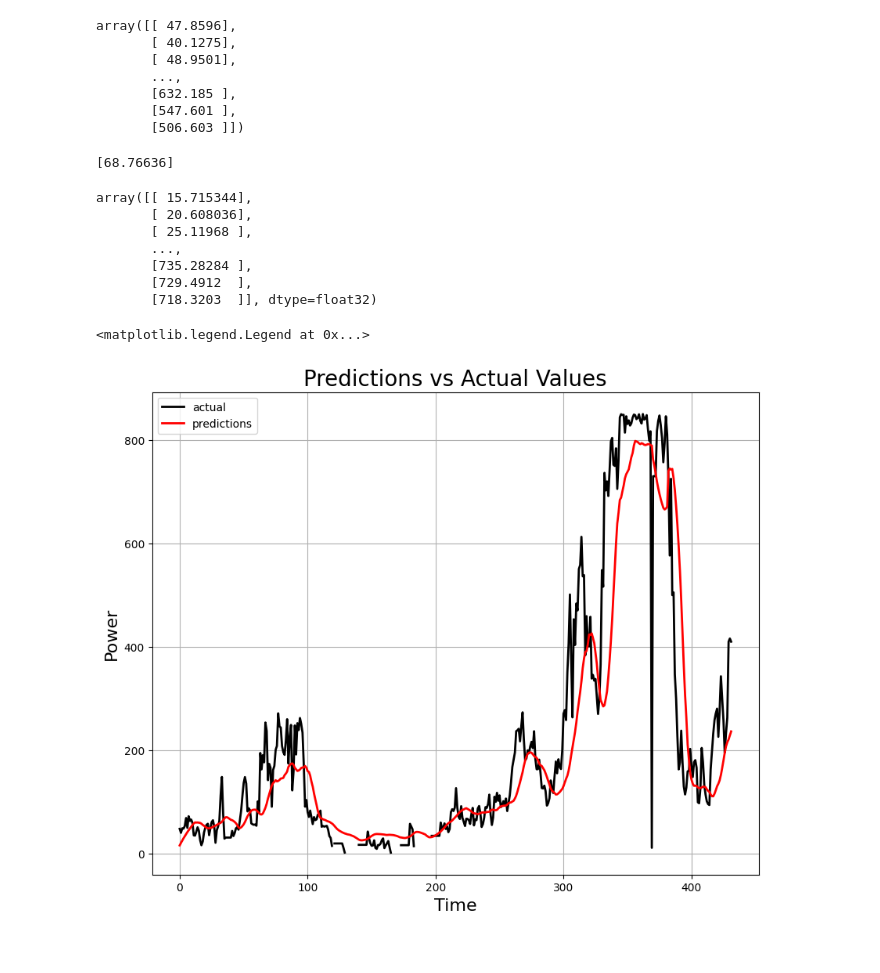
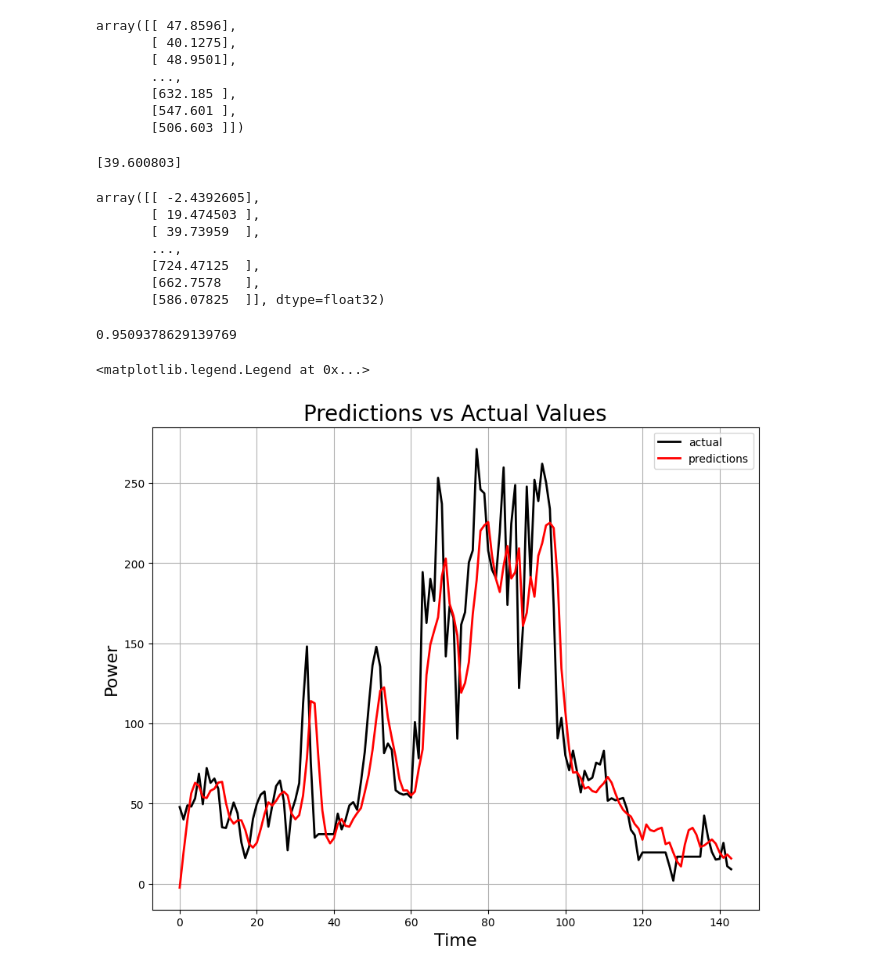
Before and after one commit to Brizzum/Final-project, a Jupyter notebook: MultivariateModel.ipynb, the cells around one changed output. Cells and saved outputs as stored; diff of their text form; code cells hidden in the pictures.

```diff
--- a/multivariate.ipynb
+++ b/MultivariateModel.ipynb
@@ -232,3 +262,9 @@ Y_train
+# %%
+nan_y_test = np.where(np.isnan(Y_test['var1(t)']))[0]
+Y_test = Y_test.dropna()
+
+nan_x_test = nan_y_test + 1
+X_test = X_test.drop(X_test.index[nan_x_test])
 # %% [markdown]
 ### Remember to scale!
 # %%
@@ -330,30 +367,33 @@ validation_Y = Y_validation_scaled #.values#.astype('float32')
 test_X = X_test_scaled.reshape((X_test_scaled.shape[0], n_lag, no_features))#.astype('float32')
 test_Y = Y_test_scaled #.values#.astype('float32')
 # %%
+from keras.callbacks import EarlyStopping
+
+
 
 ### create model
 model = Sequential()
 
 # Masking layer (for the pad_value)
 model.add(Masking(mask_value=pad_value, input_shape=(None, no_features)))
-model.add(Masking(mask_value=NanIgnore, input_shape=(None, no_features))) # 0.0011607661 is the pad_value for the scaled -1
+#model.add(Masking(mask_value=NanIgnore, input_shape=(None, no_features))) # 0.0011607661 is the pad_value for the scaled -1
 
 
 # First LSTM layer
 model.add(LSTM(50,
                return_sequences=True,  # important to add it to ensure the following LSTM layers will have the same input shape
                input_shape=(train_X.shape[1], train_X.shape[2]),
-               kernel_initializer='random_uniform',
+               kernel_initializer='glorot_uniform',
                bias_initializer='zeros'))
 
 # then we add the activation
-model.add(Activation('relu'))
+model.add(Activation('tanh'))
 
 # Second LSTM layer
-model.add(LSTM(10, activation='relu'))
+model.add(LSTM(10, activation='tanh'))
 
 # Output Layer
-model.add(Dense(1, activation='relu'))
+model.add(Dense(1))
 model.summary()
 
 # compile the model
@@ -364,11 +404,17 @@ now = datetime.datetime.now().strftime("%Y%m%d%H%M")
 tbGraph = TensorBoard(log_dir=f'.\Graph\{now}',
                       histogram_freq=64*2, write_graph=True, write_images=True)
 
+
+# create an EarlyStopping callback
+early_stopping = EarlyStopping(monitor='val_loss', patience=3)
+# add it to your callbacks list
+callbacks = [tbGraph, early_stopping]
+
 history = model.fit(train_X, train_Y,
-          epochs=10,
-          batch_size=5000,
+          epochs=20,
+          batch_size=500,
           validation_data=(validation_X, validation_Y),
-          callbacks=[tbGraph])
+          callbacks=callbacks)
 # %% [output]
 Model: "sequential"
 _________________________________________________________________
@@ -415,7 +463,7 @@ else:
 # %%
 test_Y = scalery.inverse_transform(test_Y)
-test_Y[test_Y == NanGetRid] = np.nan
-test_Y[test_Y > 1000] = np.nan
+#test_Y[test_Y == NanGetRid] = np.nan
+#test_Y[test_Y > 1000] = np.nan
 test_Y
 # %% [output]
 array([[ 47.8596],
@@ -429,31 +477,49 @@ array([[ 47.8596],
 from scipy import stats
 mode = stats.mode(predictions)
 print(mode.mode[0])
-predictions[predictions == mode.mode[0]] = np.nan #i am assumming that the Nan is the msot repeated val
+#predictions[predictions == mode.mode[0]] = np.nan #i am assumming that the Nan is the msot repeated val
 predictions
 # %% [output]
-[68.76636]
+[39.600803]
-array([[ 15.715344],
-       [ 20.608036],
-       [ 25.11968 ],
+array([[ -2.4392605],
+       [ 19.474503 ],
+       [ 39.73959  ],
        ...,
-       [735.28284 ],
-       [729.4912  ],
-       [718.3203  ]], dtype=float32)
+       [724.47125  ],
+       [662.7578   ],
+       [586.07825  ]], dtype=float32)
+# %%
+# import pandas and sklearn to get the R-squared value
+import sklearn.metrics
+
+# convert numpy arrays to pandas DataFrames
+predictions_df = pd.DataFrame(predictions)
+test_Y_df = pd.DataFrame(test_Y)
+
+# drop NaN values
+predictions_df = predictions_df.dropna()
+test_Y_df = test_Y_df.dropna()
+
+# calculate the R-squared of the model on the test set
+r2 = sklearn.metrics.r2_score(test_Y_df, predictions_df)
+r2 = sklearn.metrics.r2_score(test_Y, predictions)
+r2
+# %% [output]
+0.9509378629139769
 # %%
 
 # plot the predictions
 plt.figure(figsize=(10,8))
 
-plt.plot(test_Y[:144*3,-1], 'k', label='actual', linewidth=2)
-plt.plot(predictions[:144*3],'-r', label='predictions', linewidth=2)
+plt.plot(test_Y[:144*1,-1], 'k', label='actual', linewidth=2)
+plt.plot(predictions[:144*1],'-r', label='predictions', linewidth=2)
 plt.grid(True)
 
 plt.title('Predictions vs Actual Values', fontsize=20)
 plt.xlabel('Time', fontsize=16)
 plt.ylabel('Power', fontsize=16)
 
 plt.legend()
 # %% [output]
 <matplotlib.legend.Legend at 0x...>
-[figure, old version]
+[figure, new version]
```
Also changed, not shown: parts of 28 cells of this notebook, 17 other files.
